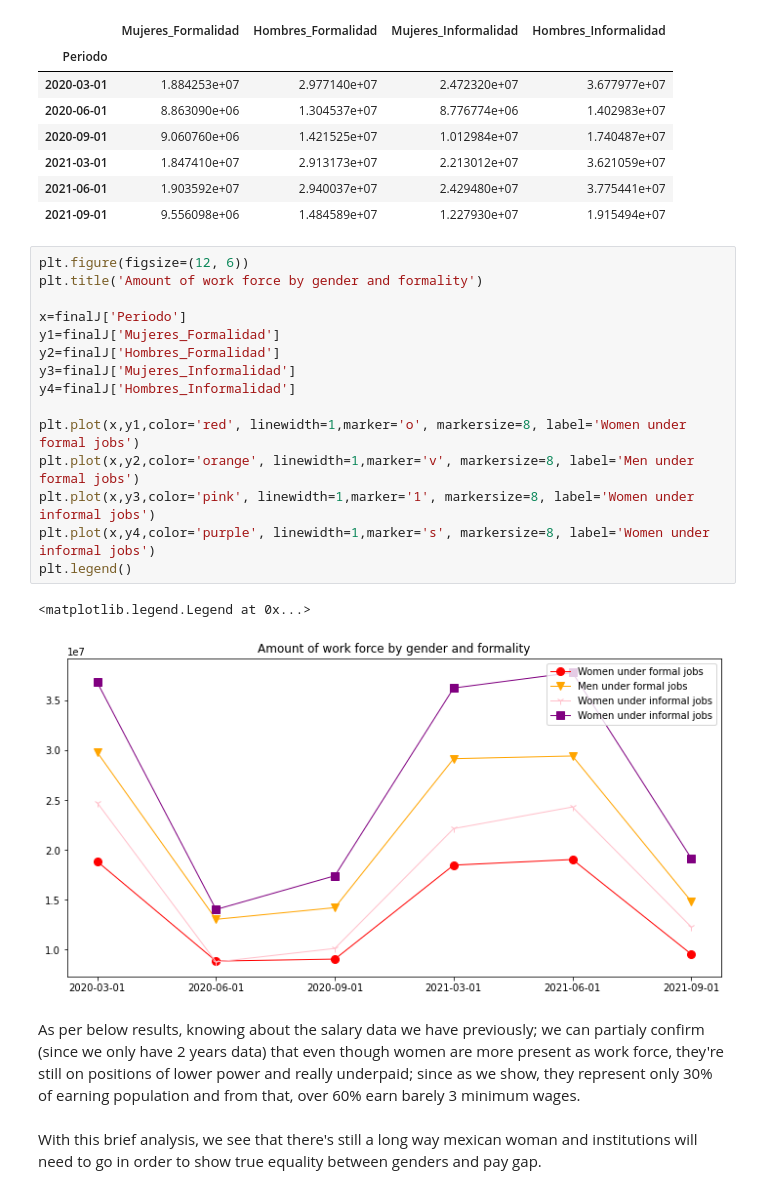
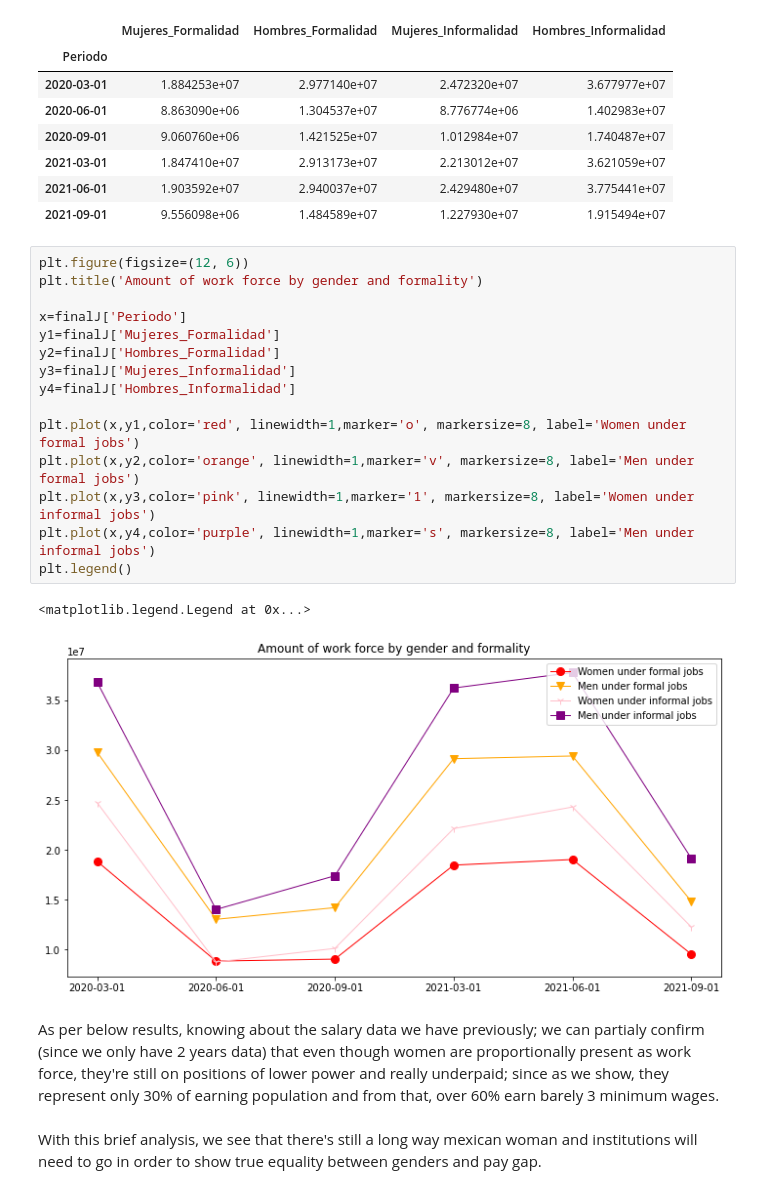
Before and after one commit to wer1ix/glassCeiling, a Jupyter notebook: Documentation/EconomicalActivitiesPerFormality_GenderPerYear.ipynb, the cells around one changed output. Cells and saved outputs as stored; diff of their text form.

```diff
--- a/Documentation/EconomicalActivitiesPerFormality_GenderPerYear.ipynb
+++ b/Documentation/EconomicalActivitiesPerFormality_GenderPerYear.ipynb
@@ -321,23 +321,23 @@ finalJ.set_index('Periodo')
 # %%
 plt.figure(figsize=(12, 6))
 plt.title('Amount of work force by gender and formality')
 
 x=finalJ['Periodo']
 y1=finalJ['Mujeres_Formalidad']
 y2=finalJ['Hombres_Formalidad']
 y3=finalJ['Mujeres_Informalidad']
 y4=finalJ['Hombres_Informalidad']
 
 plt.plot(x,y1,color='red', linewidth=1,marker='o', markersize=8, label='Women under formal jobs')
 plt.plot(x,y2,color='orange', linewidth=1,marker='v', markersize=8, label='Men under formal jobs')
 plt.plot(x,y3,color='pink', linewidth=1,marker='1', markersize=8, label='Women under informal jobs')
-plt.plot(x,y4,color='purple', linewidth=1,marker='s', markersize=8, label='Women under informal jobs')
+plt.plot(x,y4,color='purple', linewidth=1,marker='s', markersize=8, label='Men under informal jobs')
 plt.legend()
 # %% [output]
 <matplotlib.legend.Legend at 0x...>
-[figure, old version]
+[figure, new version]
 # %% [markdown]
-As per below results, knowing about the salary data we have previously; we can partialy confirm (since we only have 2 years data) that even though women are more present as work force, they're still on positions of lower power and really underpaid; since as we show, they represent only 30% of earning population and from that, over 60% earn barely 3 minimum wages.
+As per below results, knowing about the salary data we have previously; we can partialy confirm (since we only have 2 years data) that even though women are proportionally present as work force, they're still on positions of lower power and really underpaid; since as we show, they represent only 30% of earning population and from that, over 60% earn barely 3 minimum wages.
 # %% [markdown]
 With this brief analysis, we see that there's still a long way mexican woman and institutions will need to go in order to show true equality between genders and pay gap.
 # %% [markdown]
```
Also changed, not shown: 1 other file.
